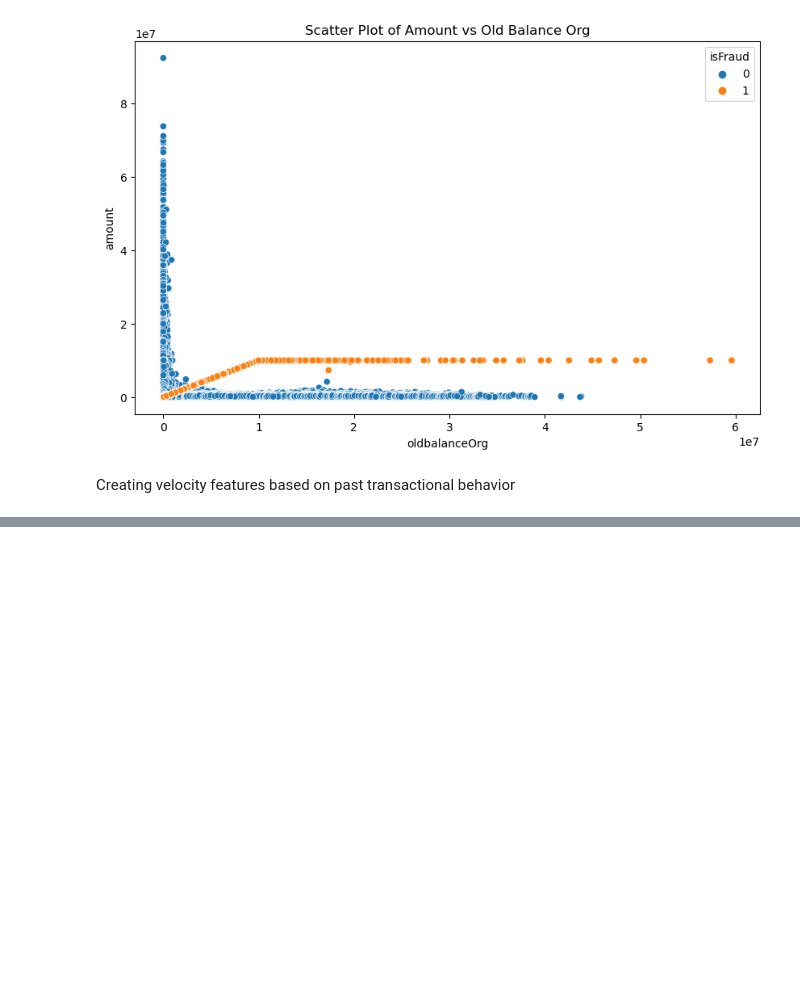
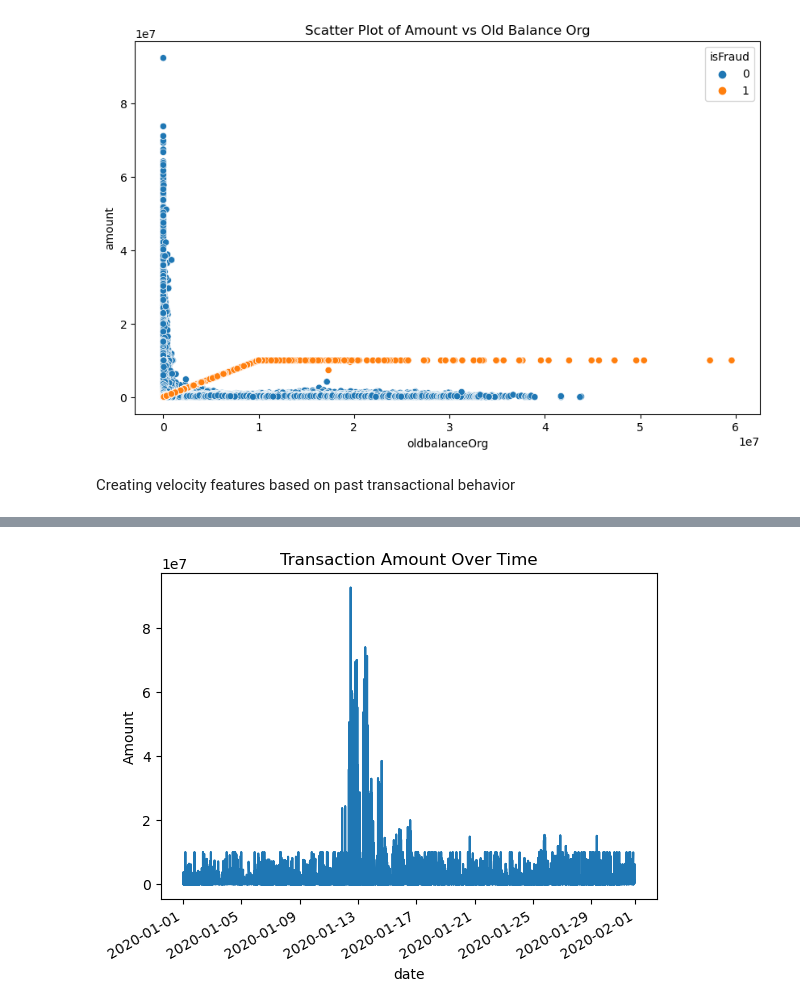
Before and after one commit to azades/Fraud-Detection, a Jupyter notebook: EDA.ipynb, the cells around one changed output, grey strips where cells are left out. Saved outputs shown, nothing was run; the diff lists cells and outputs as text; code cells hidden in the pictures; blank space fills up the shorter version.

```diff
--- a/EDA.ipynb
+++ b/EDA.ipynb
@@ -232,0 +278,5 @@ df['daily_tx_count_avg_month'] = df.groupby('nameOrig')['amount'].transform(lamb
+# %%
+
+# Convert 'step' to datetime and set it as the DataFrame's index
+df['date'] = pd.to_datetime(df['step'].apply(lambda x: pd.Timestamp('2020-01-01') + pd.Timedelta(hours=x)))
+df.set_index('date', inplace=True)
@@ -232,0 +298,8 @@ df['daily_tx_count_avg_month'] = df.groupby('nameOrig')['amount'].transform(lamb
+# %%
+# Plotting some numeric column 'amount' over time
+df['amount'].plot()
+plt.title('Transaction Amount Over Time')
+plt.ylabel('Amount')
+plt.show()
+# %% [output]
+[figure, added]
```
Also changed, not shown: parts of 31 cells of this notebook.
